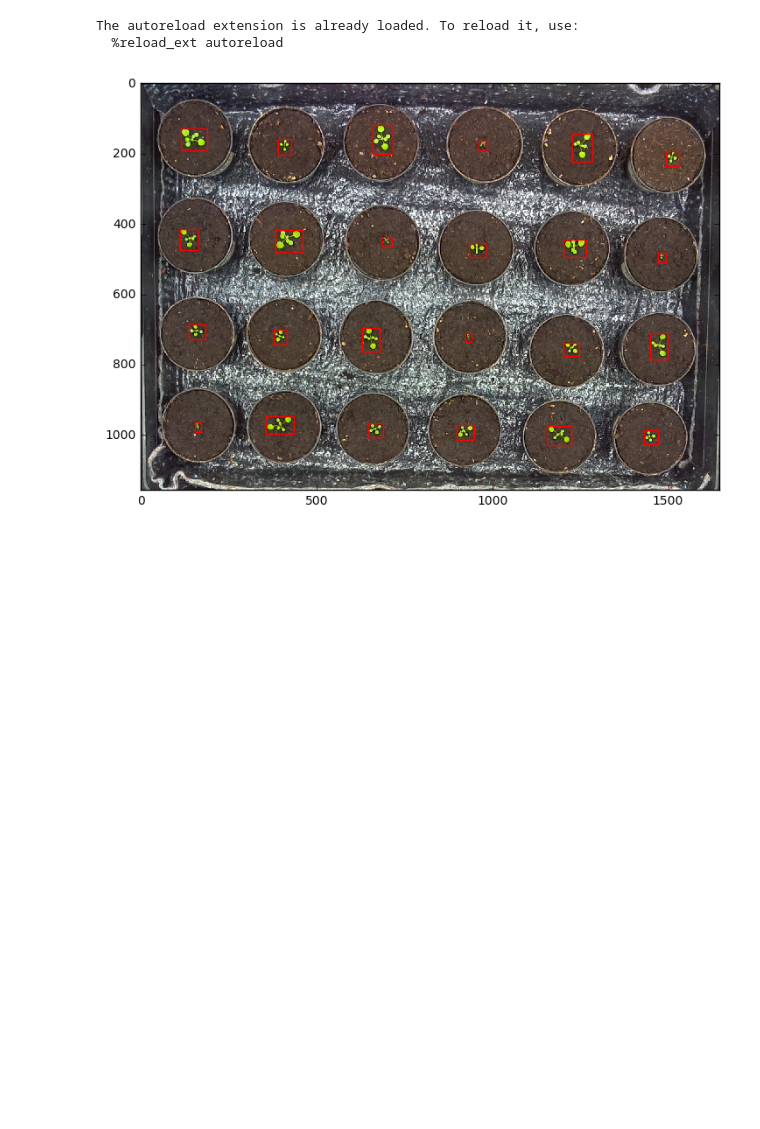
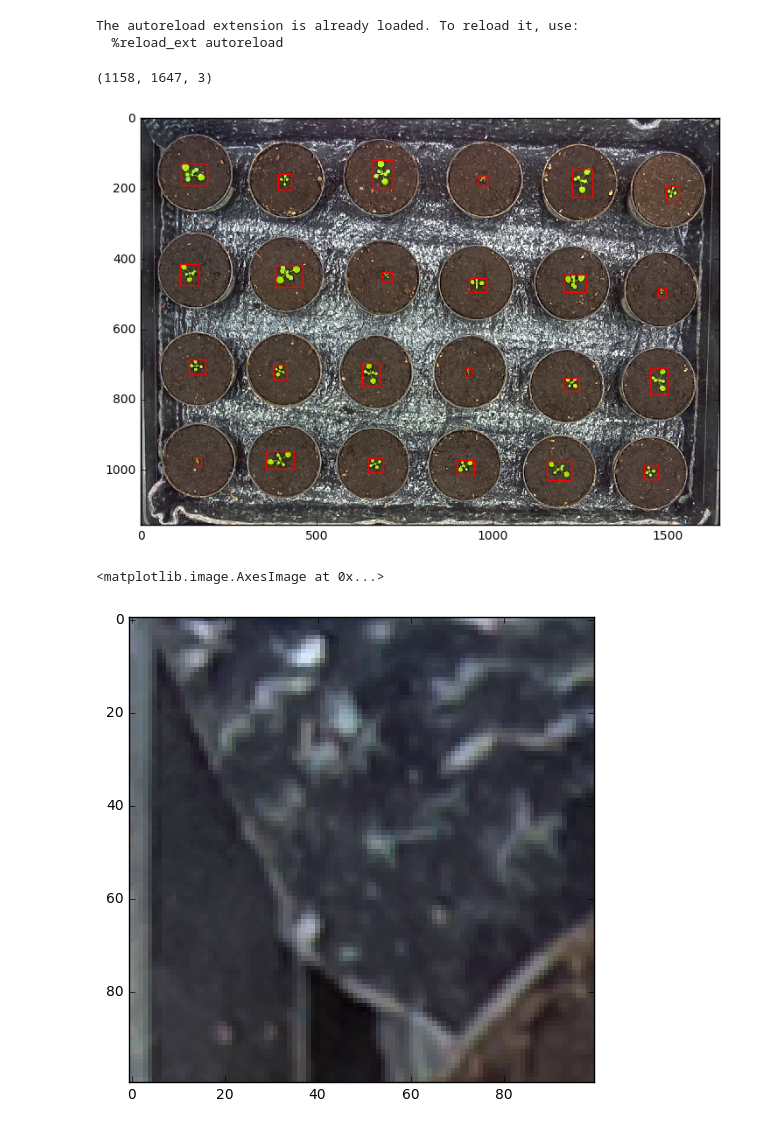
Before and after one commit to jiajuns/Crop-Detection, a Jupyter notebook: negative_data.ipynb, the cells around one changed output. Cells and saved outputs as stored; diff of their text form; code cells hidden in the pictures; blank space fills up the shorter version.

Commit message:
finish function to generate more representative negative samples

```diff
--- a/negative_data.ipynb
+++ b/negative_data.ipynb
@@ -39,25 +87,45 @@ csv_file_path = file_path[0][1]
 im_path = file_path[0][0]
 bboxes = np.loadtxt(csv_file_path, delimiter=',')
 
-im = Image.open(im_path)
-
+im = imread(im_path)
+print(im.shape)
 # Create figure and axes
 fig, ax = plt.subplots(1)
 
 # Display the image
 ax.imshow(im)
 
+positive_patch = list()
 for row in bboxes:
     # Create a Rectangle patch
     width = row[4] - row[0]
     height = row[3] - row[1]
+    positive_patch.append([row[0], row[1], width, height])
     rect = patches.Rectangle((row[0], row[1]), width, height,linewidth=1,edgecolor='r',facecolor='none')
     # Add the patch to the Axes
     ax.add_patch(rect)
 
 plt.show()
 # %% [output]
+(1158, 1647, 3)
 [figure]
+# %%
+negative_samples = []
+min_window_size = (100, 100)
+step_size = (100, 100)
+for (x, y, im_window) in sliding_window(im, min_window_size, step_size):
+    neg_candidate = (x, y, min_window_size[0], min_window_size[1])
+    is_candidate = True
+    for pos_candidate in positive_patch:
+        if overlapping_area(neg_candidate, pos_candidate) > 0.2:
+            is_candidate = False
+    if is_candidate:
+        negative_samples.append(im_window)
+# %%
+plt.imshow(negative_samples[0])
+# %% [output]
+<matplotlib.image.AxesImage at 0x...>
+[figure, added]
 # %%
 def overlapping_area(detection_1, detection_2):
     '''
```
Also changed, not shown: parts of 5 cells of this notebook.
